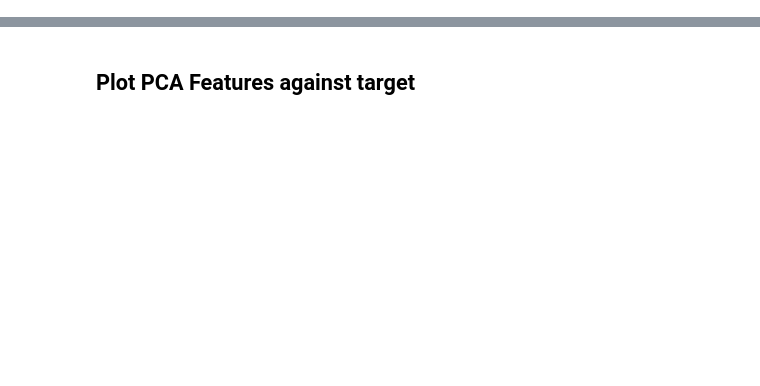
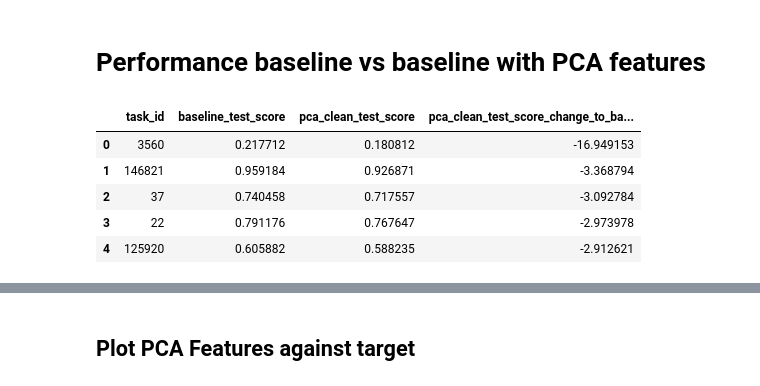
Before and after one commit to Wuuzzaa/thesis, a Jupyter notebook: src/results_plot.ipynb, the cells around one changed output, grey strips where cells are left out. Saved outputs shown, nothing was run; the diff lists cells and outputs as text; code cells hidden in the pictures; blank space fills up the shorter version.

```diff
--- a/src/results_plot.ipynb
+++ b/src/results_plot.ipynb
@@ -52,0 +54,16 @@ plt.show()
+# %% [markdown]
+# Performance baseline vs baseline with PCA features
+# %%
+df = pd.read_feather(RESULTS_FILE_PATH).\
+    sort_values(by="pca_clean_test_score_change_to_baseline", ascending=True).\
+    reset_index(drop=True)
+
+select_columns = ["task_id", "baseline_test_score", "pca_clean_test_score", "pca_clean_test_score_change_to_baseline"]
+df[select_columns].head()
+# %% [output]
+|  | task_id | baseline_test_score | pca_clean_test_score | pca_clean_test_score_change_to_ba... |
+| 0 | 3560 | 0.217712 | 0.180812 | -16.949153 |
+| 1 | 146821 | 0.959184 | 0.926871 | -3.368794 |
+| 2 | 37 | 0.740458 | 0.717557 | -3.092784 |
+| 3 | 22 | 0.791176 | 0.767647 | -2.973978 |
+| 4 | 125920 | 0.605882 | 0.588235 | -2.912621 |
```
Also changed, not shown: parts of 12 cells of this notebook.
